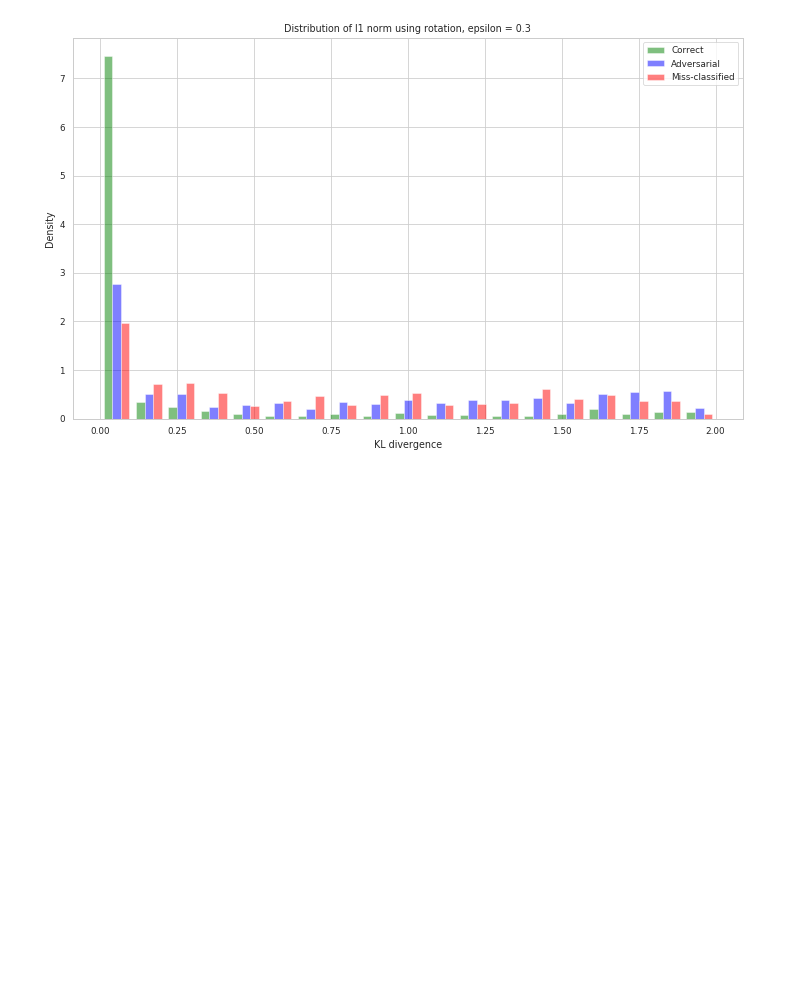
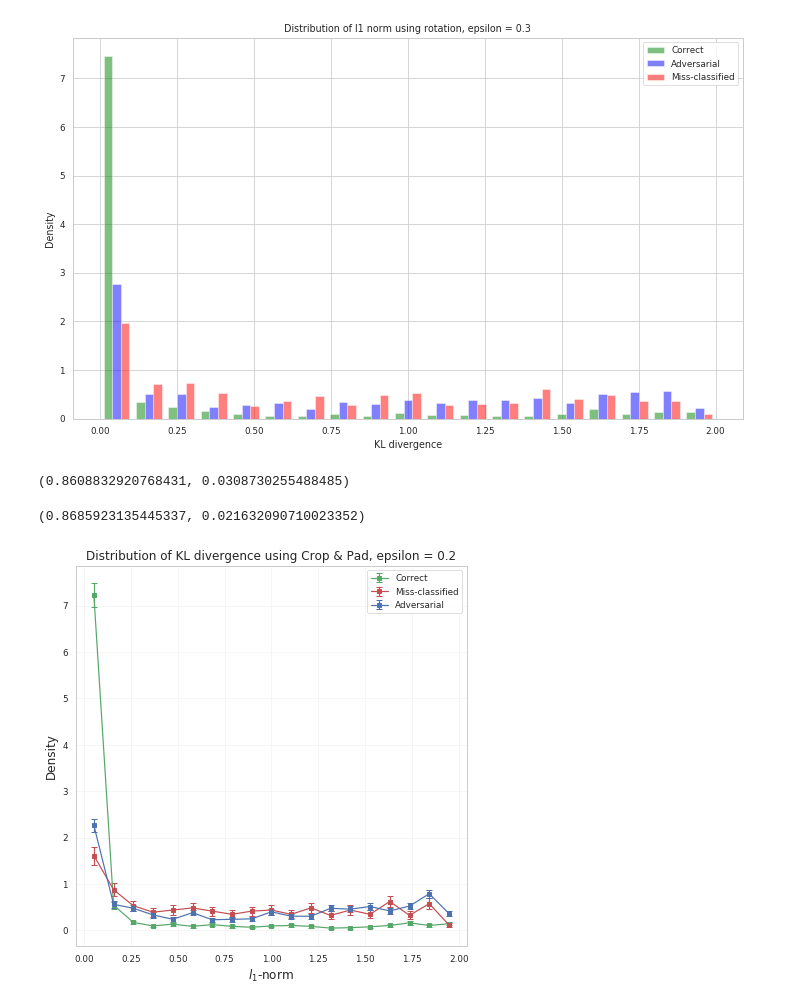
Before and after one commit to apra/adversarial_augmentation, a Jupyter notebook: main.ipynb, the cells around one changed output. Drawn from its saved outputs; the diff is of its cells as text; code cells hidden in the pictures; blank space fills up the shorter version.

```diff
--- a/main.ipynb
+++ b/main.ipynb
@@ -604,8 +683,8 @@ ax.legend()
 [figure]
 # %%
 samples_correct_list = [sample[0] for sample in list(itertools.chain.from_iterable(samples_correct.values()))]
-kl_div_correct_r_1 = detect_adversarials.get_kl_augmentations(scaled_model,samples_correct_list, "r", 1)
+l1_norm_correct_r_1,_ = get_distances(scaled_model, samples_correct_list, "cropandpad", n = 1, distance = "l1_norm")
 samples_miss_list = [sample[0] for sample in list(itertools.chain.from_iterable(samples_missclass.values()))]
-kl_div_missclass_r_1 = get_kl_augmentations(scaled_model,samples_miss_list, "r", 1)
+l1_norm_missclass_r_1,_ = get_distances(scaled_model, samples_miss_list, "cropandpad", n = 1, distance = "l1_norm")
 samples_adv_list = [sample[1][0] for sample in list(itertools.chain.from_iterable(good_adversarials.values()))]
-kl_div_adv_r_1 = get_kl_augmentations(scaled_model,samples_adv_list, "r", 1)
+l1_norm_adv_r_1,_ = get_distances(scaled_model, samples_adv_list, "cropandpad", n = 1, distance = "l1_norm")
@@ -612,3 +693,27 @@ kl_div_adv_r_1 = get_kl_augmentations(scaled_model,samples_adv_list, "r", 1)
+# %%
+np.mean(l1_norm_missclass_r_1),stats.sem(l1_norm_missclass_r_1)
+# %% [output]
+(0.8608832920768431, 0.0308730255488485)
+# %%
+np.mean(l1_norm_adv_r_1),stats.sem(l1_norm_adv_r_1)
+# %% [output]
+(0.8685923135445337, 0.021632090710023352)
+# %%
+fsize = 12
+sns.set_context("paper")
+fig,ax = plt.subplots(figsize = (7,7))
+ax.set_title("Distribution of KL divergence using {}, epsilon = {}".format("Crop & Pad", 0.2), fontsize = fsize)
+detect_adversarials.hist_errorbars(l1_norm_correct_r_1,normed = True,xerrs = False, bins = list(np.linspace(0,2,20)), color="#55A868", label="Correct")
+detect_adversarials.hist_errorbars(l1_norm_missclass_r_1,normed = True,xerrs = False, bins = list(np.linspace(0,2,20)), color="#C44E52", label="Miss-classified")
+detect_adversarials.hist_errorbars(l1_norm_adv_r_1,normed = True,xerrs = False, bins = list(np.linspace(0,2,20)), color="#4C72B0", label="Adversarial")
+
+ax.grid(alpha = 0.2)
+ax.set_xlabel("$l_1$-norm", fontsize = fsize)
+ax.set_ylabel("Density", fontsize = fsize)
+plt.legend()
+plt.show()
+# %% [output]
+[figure, added]
 # %%
 augmentations = [("rotation", "r"), ("horizontal flip", "fliplr")]
 epsilons = [0.01, 0.05, 0.1, 0.2, 0.5, 1,3]
```
Also changed, not shown: parts of 12 cells of this notebook, 2 other files.
